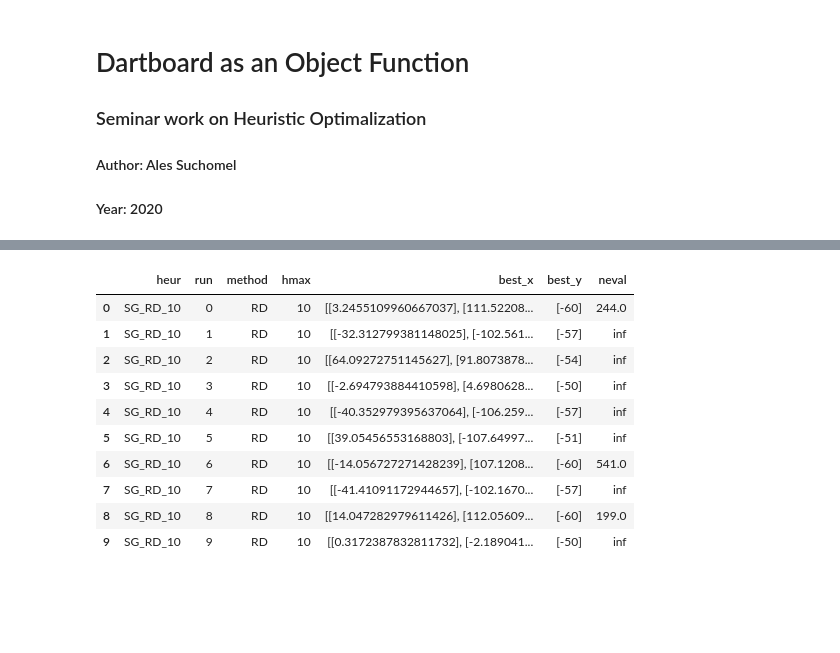
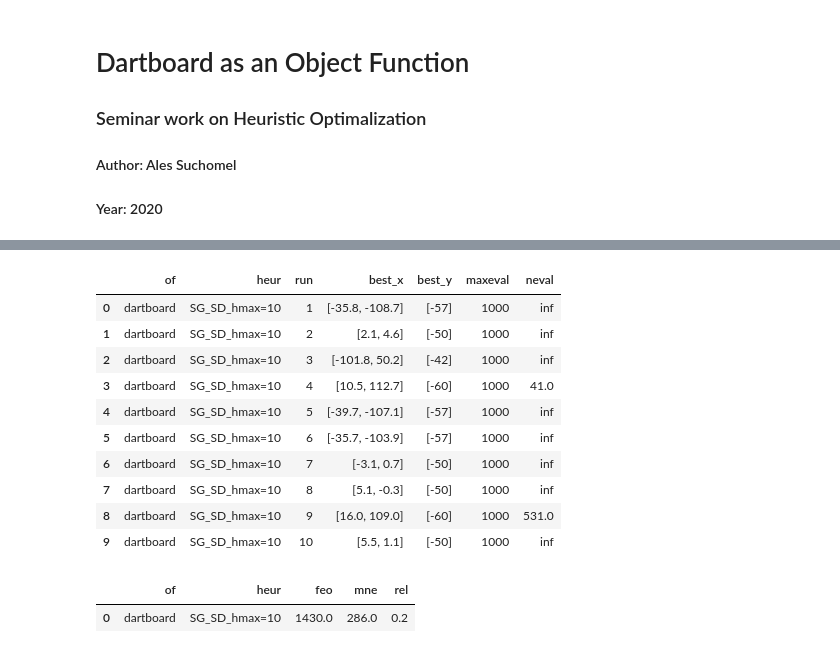
Before and after one commit to matejmojzes/18heur-2020, a Jupyter notebook: assignments/suchomel/Darts_target_heuristic_comparison.ipynb, the cells around one changed output, grey strips where cells are left out. Saved outputs shown, nothing was run; the diff lists cells and outputs as text; code cells hidden in the pictures; blank space fills up the shorter version.

Commit message:
ExperimentPerformer

```diff
--- a/assignments/suchomel/Darts_target_heuristic_comparison.ipynb
+++ b/assignments/suchomel/Darts_target_heuristic_comparison.ipynb
@@ -70,21 +86,26 @@ def experiment(of, maxeval, num_runs, hmax, random_descent):
 # %%
-NUM_RUNS = 10;
+performer = ExperimentPerformer()
+dartboard = Dartboard()
 maxeval = 1000;
 hmax = 10;
-
-dartboard = Dartboard()
-
-# heur = ShootAndGo(dartboard, maxeval=maxeval, hmax=hmax).search();
-experiment(dartboard,maxeval,NUM_RUNS,hmax,True)
+heur = ShootAndGo(dartboard, maxeval=maxeval, hmax=hmax)
-# %% [output]
-|  | heur | run | method | hmax | best_x | best_y | neval |
-| 0 | SG_RD_10 | 0 | RD | 10 | [[3.2455109960667037], [111.52208... | [-60] | 244.0 |
-| 1 | SG_RD_10 | 1 | RD | 10 | [[-32.312799381148025], [-102.561... | [-57] | inf |
-| 2 | SG_RD_10 | 2 | RD | 10 | [[64.09272751145627], [91.8073878... | [-54] | inf |
-| 3 | SG_RD_10 | 3 | RD | 10 | [[-2.694793884410598], [4.6980628... | [-50] | inf |
-| 4 | SG_RD_10 | 4 | RD | 10 | [[-40.352979395637064], [-106.259... | [-57] | inf |
-| 5 | SG_RD_10 | 5 | RD | 10 | [[39.05456553168803], [-107.64997... | [-51] | inf |
-| 6 | SG_RD_10 | 6 | RD | 10 | [[-14.056727271428239], [107.1208... | [-60] | 541.0 |
-| 7 | SG_RD_10 | 7 | RD | 10 | [[-41.41091172944657], [-102.1670... | [-57] | inf |
-| 8 | SG_RD_10 | 8 | RD | 10 | [[14.047282979611426], [112.05609... | [-60] | 199.0 |
-| 9 | SG_RD_10 | 9 | RD | 10 | [[0.3172387832811732], [-2.189041... | [-50] | inf |
+# %%
+NUM_RUNS = 10;
+performer.experiment(heur, NUM_RUNS)
+# %% [output]
+|  | of | heur | run | best_x | best_y | maxeval | neval |
+| 0 | dartboard | SG_SD_hmax=10 | 1 | [-35.8, -108.7] | [-57] | 1000 | inf |
+| 1 | dartboard | SG_SD_hmax=10 | 2 | [2.1, 4.6] | [-50] | 1000 | inf |
+| 2 | dartboard | SG_SD_hmax=10 | 3 | [-101.8, 50.2] | [-42] | 1000 | inf |
+| 3 | dartboard | SG_SD_hmax=10 | 4 | [10.5, 112.7] | [-60] | 1000 | 41.0 |
+| 4 | dartboard | SG_SD_hmax=10 | 5 | [-39.7, -107.1] | [-57] | 1000 | inf |
+| 5 | dartboard | SG_SD_hmax=10 | 6 | [-35.7, -103.9] | [-57] | 1000 | inf |
+| 6 | dartboard | SG_SD_hmax=10 | 7 | [-3.1, 0.7] | [-50] | 1000 | inf |
+| 7 | dartboard | SG_SD_hmax=10 | 8 | [5.1, -0.3] | [-50] | 1000 | inf |
+| 8 | dartboard | SG_SD_hmax=10 | 9 | [16.0, 109.0] | [-60] | 1000 | 531.0 |
+| 9 | dartboard | SG_SD_hmax=10 | 10 | [5.5, 1.1] | [-50] | 1000 | inf |
+# %%
+performer.get_stats()
+# %% [output]
+|  | of | heur | feo | mne | rel |
+| 0 | dartboard | SG_SD_hmax=10 | 1430.0 | 286.0 | 0.2 |
```
Also changed, not shown: parts of 22 cells of this notebook, 19 other files.
